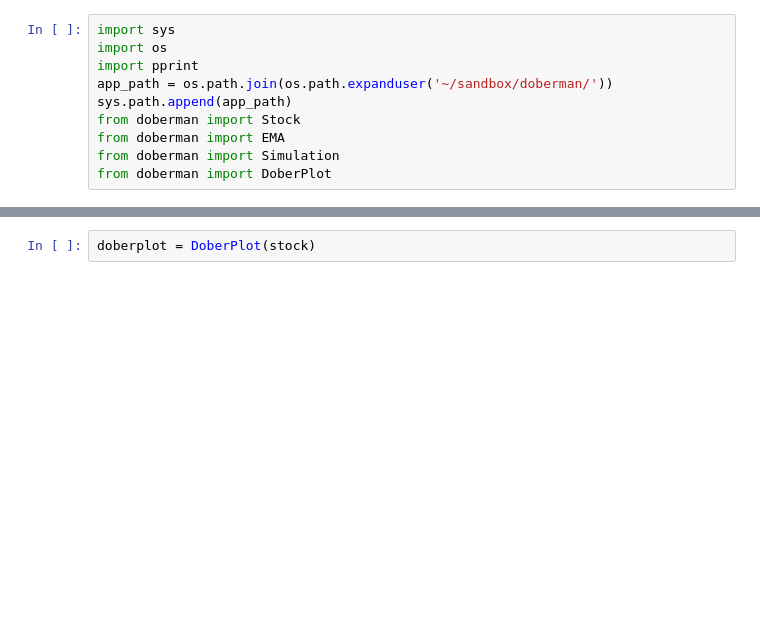
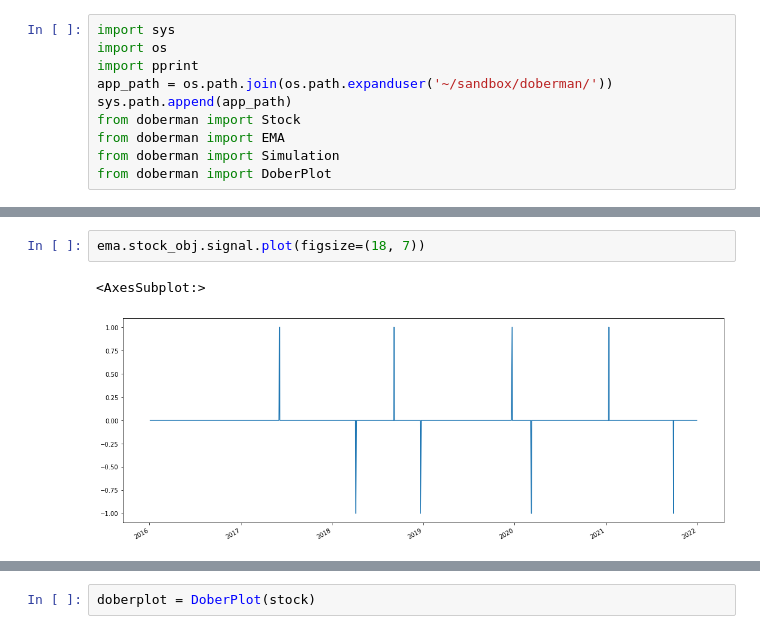
Before and after one commit to brigoldberg/doberman, a Jupyter notebook: notebooks/EMA_Test.ipynb, the cells around one changed output, grey strips where cells are left out. Drawn from its saved outputs; the diff is of its cells as text; blank space fills up the shorter version.

```diff
--- a/notebooks/EMA_Test.ipynb
+++ b/notebooks/EMA_Test.ipynb
@@ -29,3 +58,8 @@ Wall time: 14 ms
+# %%
+ema.stock_obj.signal.plot(figsize=(18, 7))
+# %% [output]
+<AxesSubplot:>
+[figure, added]
 # %%
 %%time
 # Run simulation
```
Also changed, not shown: parts of 11 cells of this notebook, 5 other files.
